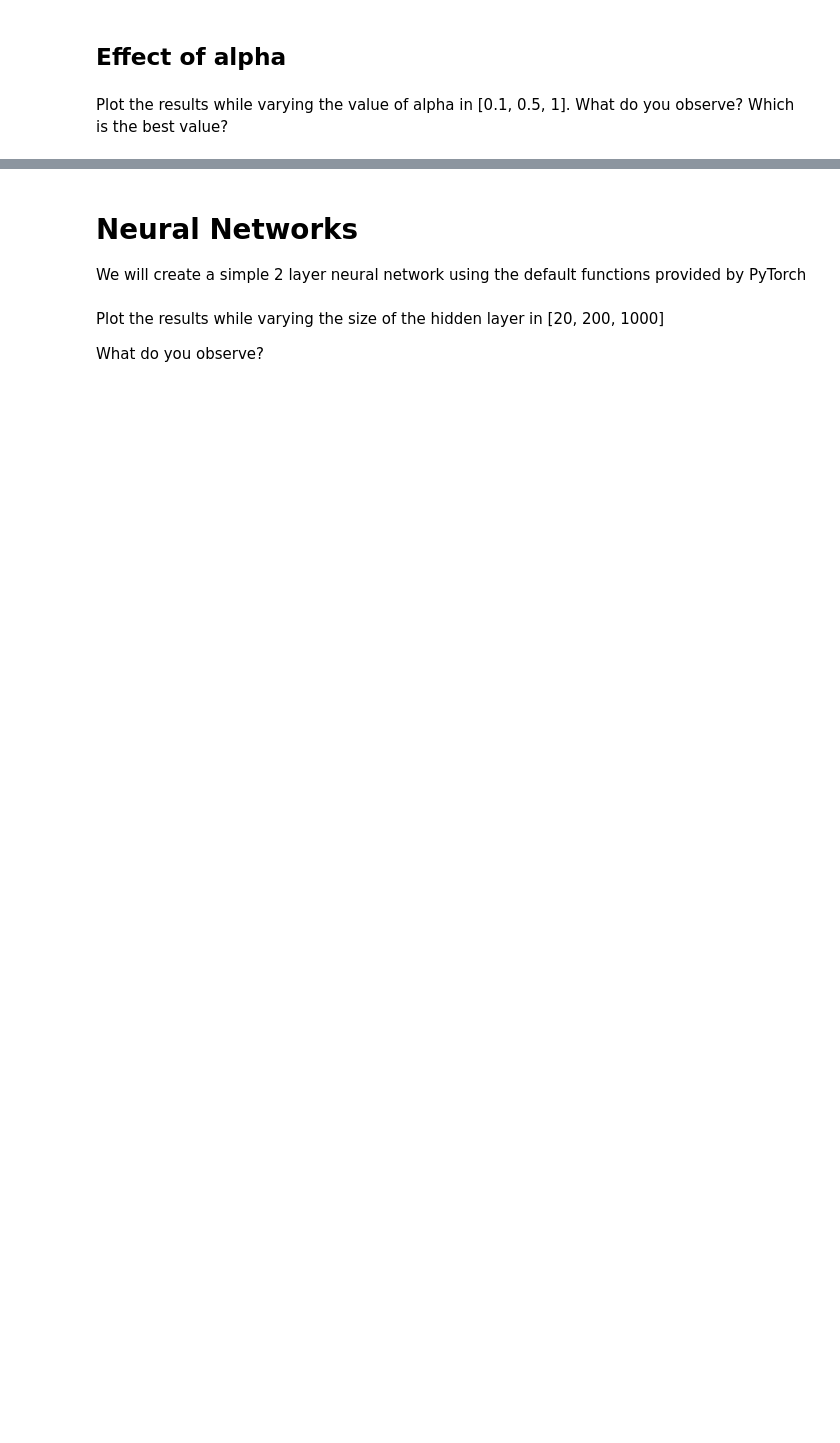
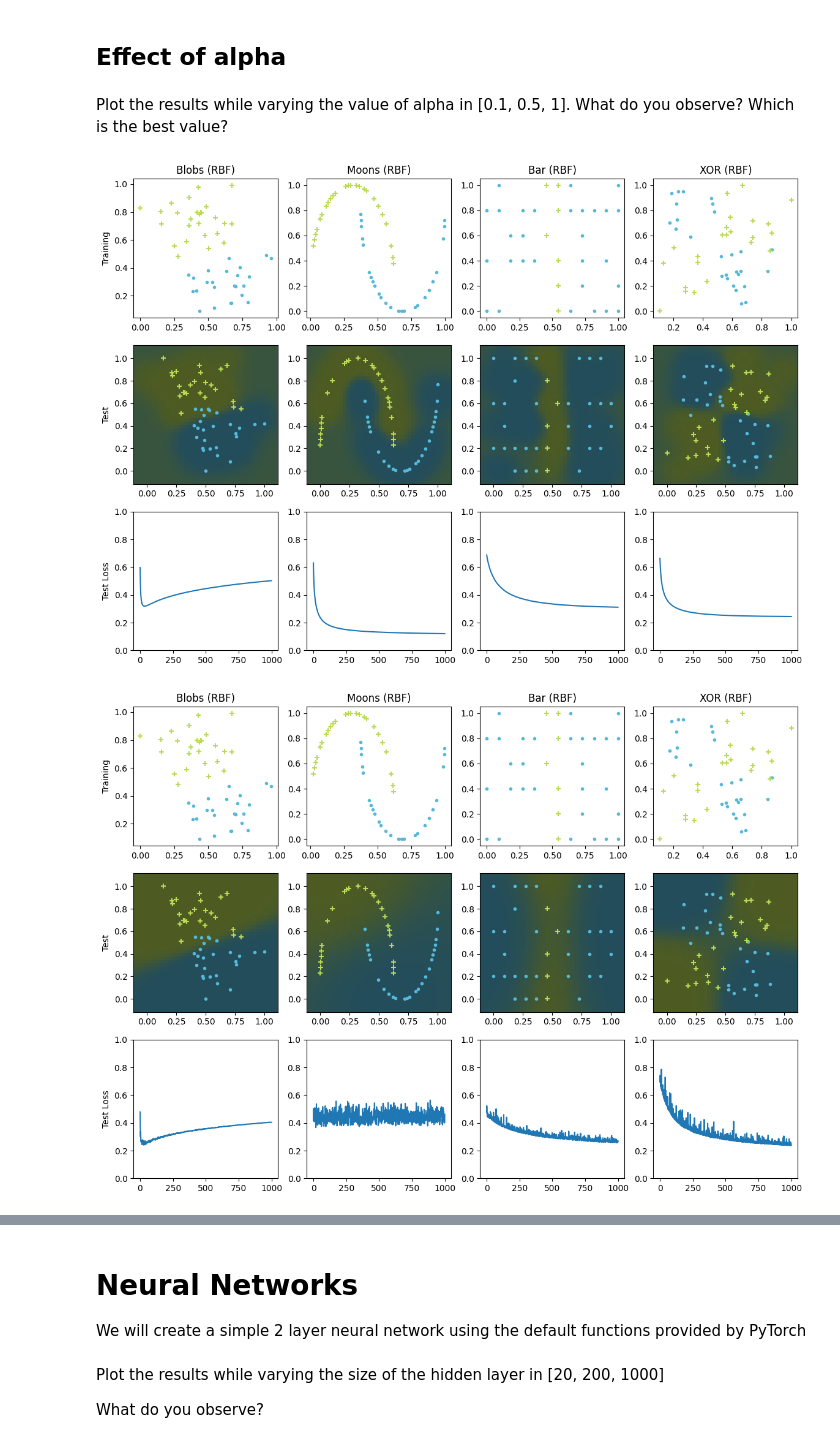
Before and after one commit to AndreaMontoneri/OptML_course, a Jupyter notebook: labs/ex06/template/Lab_6.ipynb, the cells around one changed output, grey strips where cells are left out. Saved outputs shown, nothing was run; the diff lists cells and outputs as text; code cells hidden in the pictures; blank space fills up the shorter version.

```diff
--- a/labs/ex06/template/Lab_6.ipynb
+++ b/labs/ex06/template/Lab_6.ipynb
@@ -137,10 +148,10 @@ class RadialBasisFunction(torch.nn.Module):
 
         # ***************************************************
         # INSERT YOUR CODE HERE
-        # TODO: initialize parameters alpha to 0
+        # Initialize parameters alpha to 0
         # HINT: use torch.zeros
         # ***************************************************
-        zeros = ?
+        zeros = torch.zeros(data_matrix.shape)
 
         self.alpha = torch.nn.Parameter(zeros)
 
@@ -176,0 +189,24 @@ visualize_predictions(datasets, rbf_model, optimize)
+# %%
+print('-----------------------------------------------------------------------')
+print('------------------------------- σ = 0.1 -------------------------------')
+print('-----------------------------------------------------------------------')
+
+rbf_model = RadialBasisFunction(0.1)
+visualize_predictions(datasets, rbf_model, optimize)
+
+print('-----------------------------------------------------------------------')
+print('------------------------------- σ = 0.5 -------------------------------')
+print('-----------------------------------------------------------------------')
+
+rbf_model = RadialBasisFunction(0.5)
+visualize_predictions(datasets, rbf_model, optimize)
+
+print('---------------------------------------------------------------------')
+print('------------------------------- σ = 1 -------------------------------')
+print('---------------------------------------------------------------------')
+
+rbf_model = RadialBasisFunction(1)
+visualize_predictions(datasets, rbf_model, optimize)
+# %% [output]
+[figure, added]
+[figure, added]
```
Also changed, not shown: parts of 18 cells of this notebook, 6 other files.
